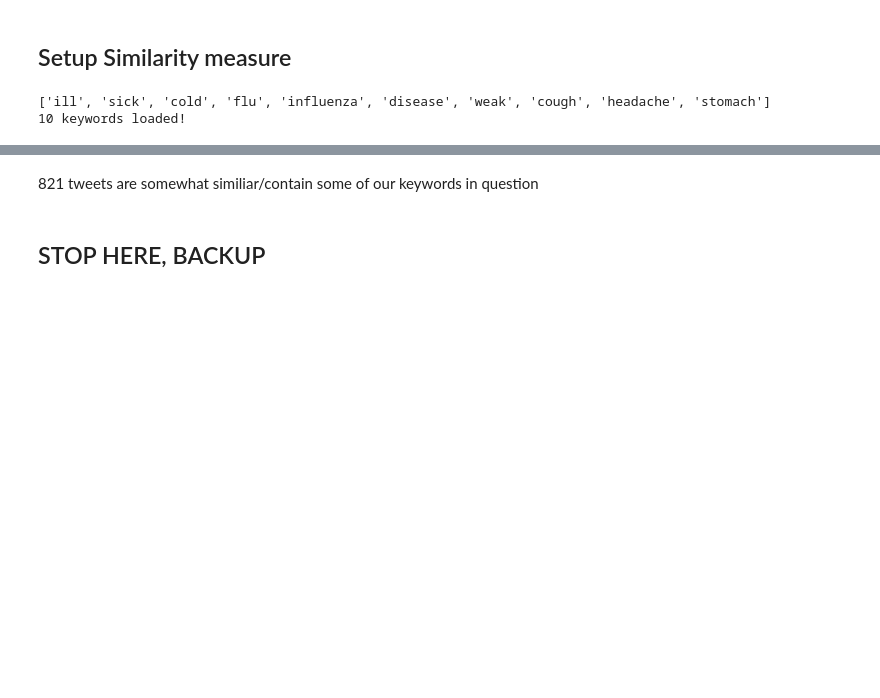
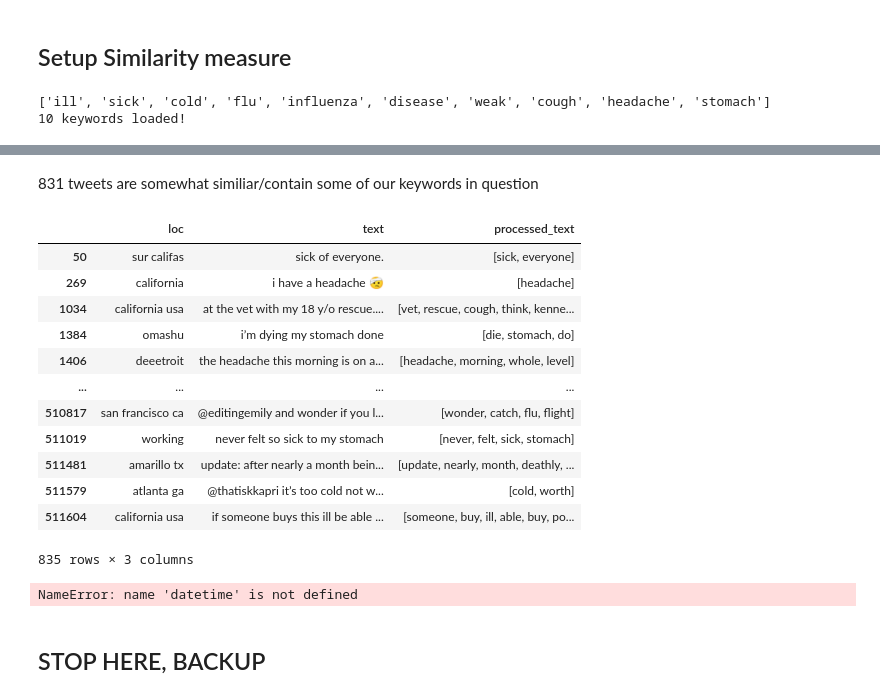
Before and after one commit to lfko/ut-health-project, a Jupyter notebook: src/ut_part2_twitter.ipynb, the cells around one changed output, grey strips where cells are left out. Cells and saved outputs as stored; diff of their text form; code cells hidden in the pictures; blank space fills up the shorter version.

```diff
--- a/src/ut_part2_twitter.ipynb
+++ b/src/ut_part2_twitter.ipynb
@@ -245,8 +241,10 @@ print(len(kws), 'keywords loaded!')
 ['ill', 'sick', 'cold', 'flu', 'influenza', 'disease', 'weak', 'cough', 'headache', 'stomach']
 10 keywords loaded!
 # %%
+%%time
 # We are storing index matrix in 'data' directory
-sims = Similarity('./ut-health-project/data/',tf_idf[corpus], num_features=len(corpDict))
+index_temp = get_tmpfile('index')
+sims = Similarity(index_temp,tf_idf[corpus], num_features=len(corpDict))
 
 # update the already existing dictionary with the keywords
 kws_bow = corpDict.doc2bow(kws)
@@ -266,11 +286,11 @@ print(tweets.iloc[idx]['loc'].unique())
 # %% [markdown]
-821 tweets are somewhat similiar/contain some of our keywords in question
+831 tweets are somewhat similiar/contain some of our keywords in question
 # %%
 # Final step (?): identify actual geolocation entities within the location
 disease_tweets = tweets.iloc[idx]
-for index, t in disease_tweets.iterrows():
-    places = GeoText(t['loc'].title()) # first letter needs to be uppercase
-    disease_tweets = disease_tweets.append({'real_loc':places.cities if len(places.cities) > 0 else np.nan}, ignore_index = True)
-    tweets.iloc[index]['real_loc'] = places.cities if len(places.cities) > 0 else np.nan
+#for index, t in disease_tweets.iterrows():
+#    places = GeoText(t['loc'].title()) # first letter needs to be uppercase
+#    disease_tweets = disease_tweets.append({'real_loc':places.cities if len(places.cities) > 0 else ''}, ignore_index = True)
+    #tweets.iloc[index]['real_loc'] = places.cities if len(places.cities) > 0 else None
     #print(places.country_mentions)
 #print(GeoText('new York').cities)
@@ -280,26 +297,48 @@ print(plot_data)
+# %%
+disease_tweets
+# %% [output]
+|  | loc | text | processed_text |
+| 50 | sur califas | sick of everyone. | [sick, everyone] |
+| 269 | california | i have a headache 🤕 | [headache] |
+| 1034 | california usa | at the vet with my 18 y/o rescue.... | [vet, rescue, cough, think, kenne... |
+| 1384 | omashu | i’m dying my stomach done | [die, stomach, do] |
+| 1406 | deeetroit | the headache this morning is on a... | [headache, morning, whole, level] |
+| ... | ... | ... | ... |
+| 510817 | san francisco ca | @editingemily and wonder if you l... | [wonder, catch, flu, flight] |
+| 511019 | working | never felt so sick to my stomach | [never, felt, sick, stomach] |
+| 511481 | amarillo tx | update: after nearly a month bein... | [update, nearly, month, deathly, ... |
+| 511579 | atlanta ga | @thatiskkapri it’s too cold not w... | [cold, worth] |
+| 511604 | california usa | if someone buys this ill be able ... | [someone, buy, ill, able, buy, po... |
+835 rows × 3 columns
 # %%
 # Now let's plot the tweets together with it's location on a map
 latitude = 37.0902 # USA
 longitude = -95.7129 # USA
 
 tweets_map = folium.Map(location=[latitude, longitude], zoom_start=5)
-for i, t in plot_data.iterrows()::
-    gn = geocoder.geonames('San Antonio', key = 'lefkokills') # access geonames webservice
-    folium.CircleMarker(
-        [gn.lat, gn.lng],
-        radius=.15,
-        popup = ('City: ' + t['real_loc'] + '<br>'
-            'Tweet: ' + t['text']
-            ),
-    color='b',
-    #key_on = traffic_q,
-    threshold_scale=[0,1,2,3],
-    #fill_color=colordict[traffic_q],
-    fill=True,
-    fill_opacity=0.7
-    ).add_to(tweets_map)
+for i, t in disease_tweets.iterrows():
+    # check if a real location name can be inferred
+    places = GeoText(t['loc'].title())
+    if(len(places.cities) > 0):
+        gn = geocoder.geonames(places.cities[0], key = 'lefkokills') # access geonames webservice
+        folium.CircleMarker(
+            [gn.lat, gn.lng],
+            radius=1.5,
+            popup = ('City: ' + places.cities[0] + '<br>'
+                'Tweet: ' + t['text']
+                ),
+        color="#007849",
+        #key_on = traffic_q,
+        #threshold_scale=[0,1,2,3],
+        #fill_color=colordict[traffic_q],
+        fill=True,
+        fill_opacity=0.7
+        ).add_to(tweets_map)
 
+tweets_map.save('tweets_and_locations_' + datetime.datetime.fromtimestamp(time.time()).strftime('%Y-%m-%d_%H:%M:%S') + '.html')
 tweets_map
+# %% [output]
+NameError: name 'datetime' is not defined
 # %% [markdown]
 ## STOP HERE, BACKUP
 # %%
```
Also changed, not shown: parts of 14 cells of this notebook, 1 other file.
